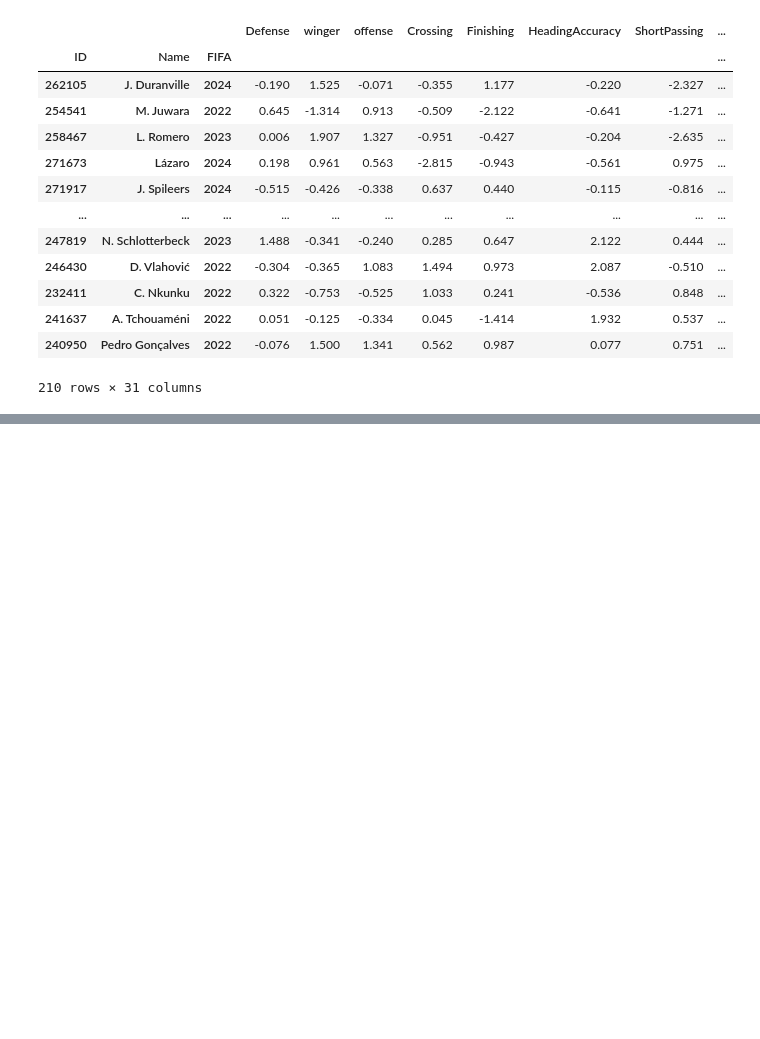
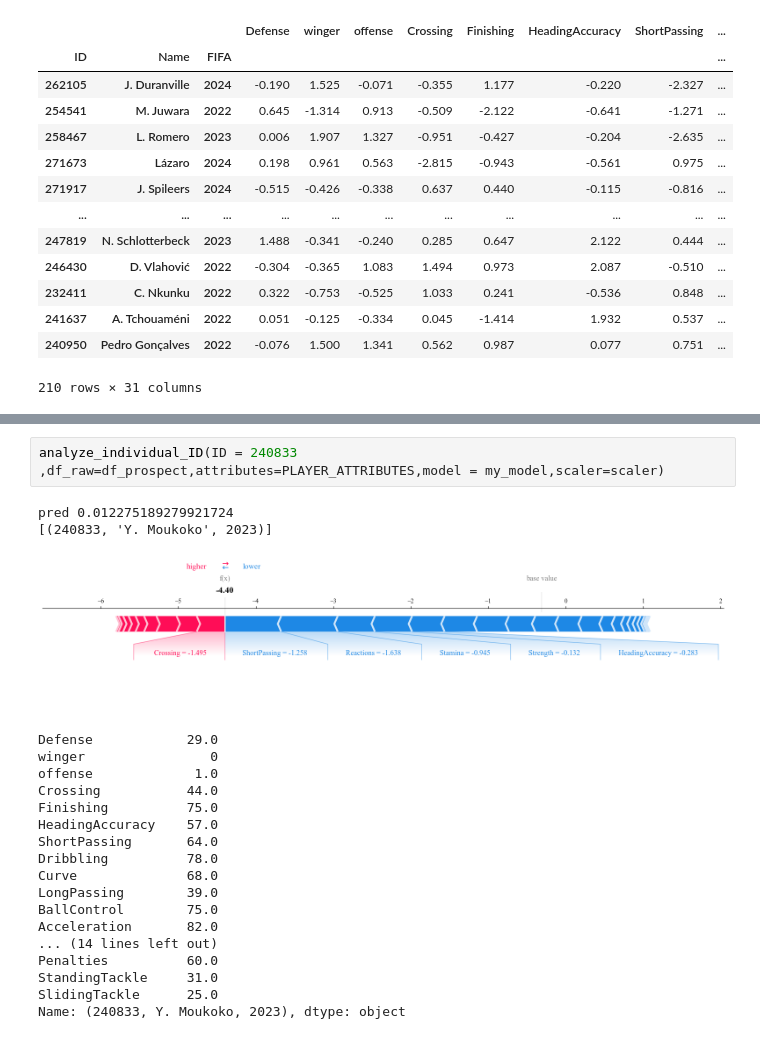
Before and after one commit to robb1302/statsfaction, a Jupyter notebook: scripts/sport_analytics/model/what was his name again.ipynb, the cells around one changed output, grey strips where cells are left out. Drawn from its saved outputs; the diff is of its cells as text; blank space fills up the shorter version.

```diff
--- a/scripts/sport_analytics/model/what was his name again.ipynb
+++ b/scripts/sport_analytics/model/what was his name again.ipynb
@@ -544,0 +577,23 @@ prospects.sort_values('prediction',ascending=False).round(3).value_counts()
+# %%
+analyze_individual_ID(ID = 240833	,df_raw=df_prospect,attributes=PLAYER_ATTRIBUTES,model = my_model,scaler=scaler)
+# %% [output]
+pred 0.012275189279921724
+[(240833, 'Y. Moukoko', 2023)]
+[figure, added]
+Defense            29.0
+winger                0
+offense             1.0
+Crossing           44.0
+Finishing          75.0
+HeadingAccuracy    57.0
+ShortPassing       64.0
+Dribbling          78.0
+Curve              68.0
+LongPassing        39.0
+BallControl        75.0
+Acceleration       82.0
+... (14 lines left out)
+Penalties          60.0
+StandingTackle     31.0
+SlidingTackle      25.0
+Name: (240833, Y. Moukoko, 2023), dtype: object
```
Also changed, not shown: parts of 22 cells of this notebook.
